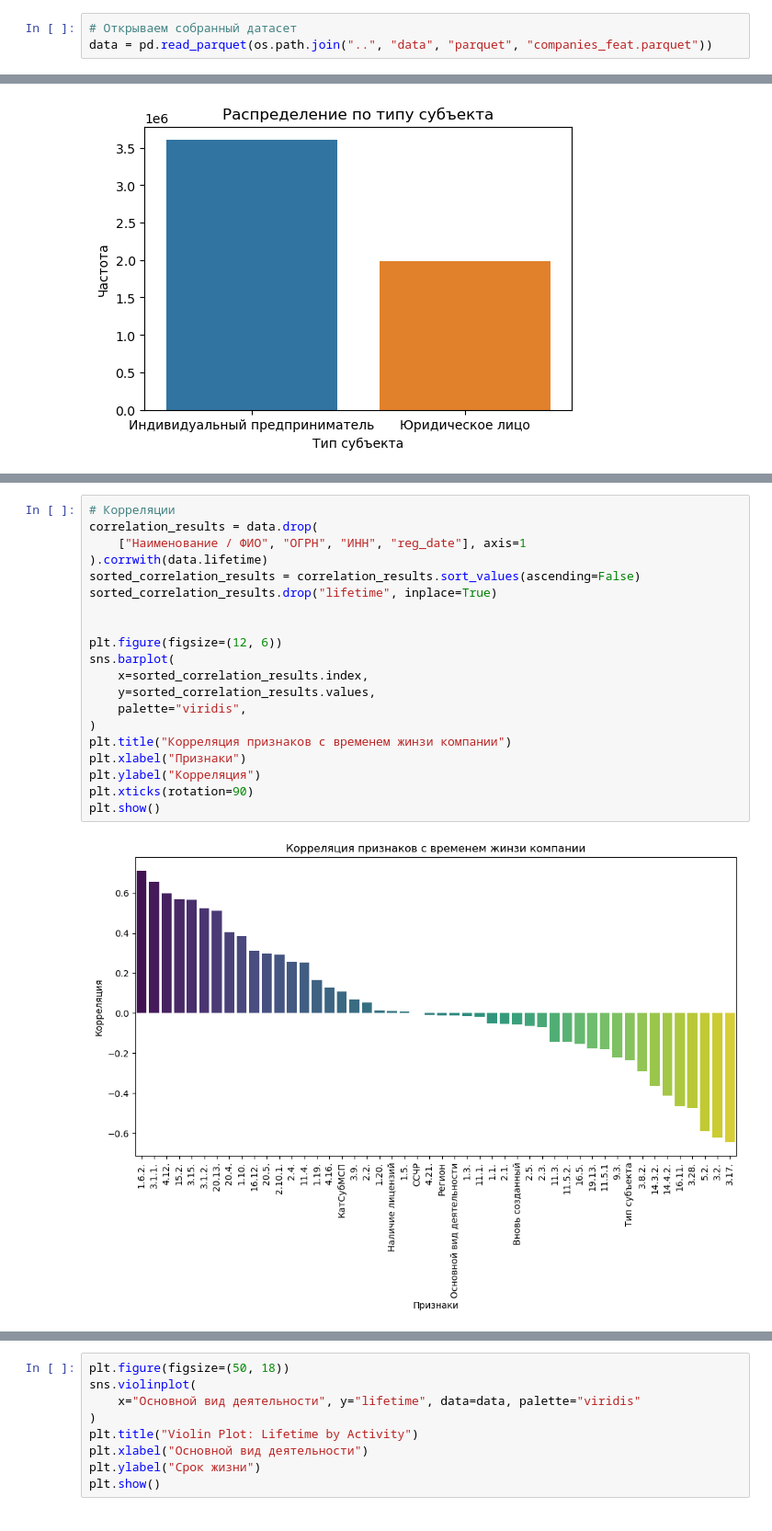
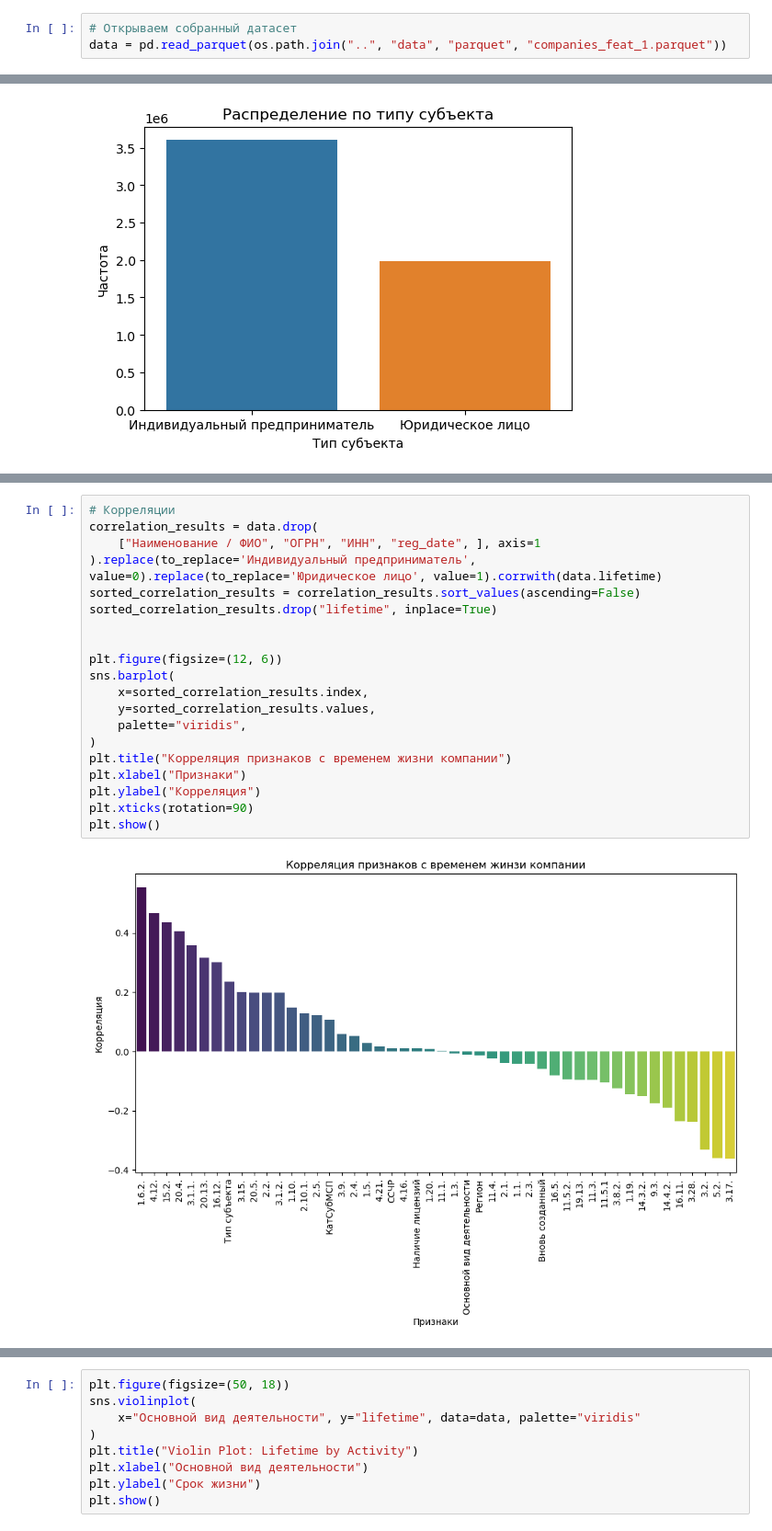
Before and after one commit to makboard/CompanyLifetime, a Jupyter notebook: notebooks/data_analysis.ipynb, the cells around one changed output, grey strips where cells are left out. Shown at 92% size. Cells and saved outputs as stored; diff of their text form.

```diff
--- a/notebooks/data_analysis.ipynb
+++ b/notebooks/data_analysis.ipynb
@@ -10,7 +10,7 @@ import matplotlib.pyplot as plt
 warnings.simplefilter(action='ignore', category=FutureWarning)
 # %%
 # Открываем собранный датасет
-data = pd.read_parquet(os.path.join("..", "data", "parquet", "companies_feat.parquet"))
+data = pd.read_parquet(os.path.join("..", "data", "parquet", "companies_feat_1.parquet"))
 # %%
 # Избавляемся от NaNs
 data = data.dropna()
@@ -114,25 +148,25 @@ Text(0.5, 1.0, 'Время жизни компании')
 # %%
 # Корреляции
 correlation_results = data.drop(
-    ["Наименование / ФИО", "ОГРН", "ИНН", "reg_date"], axis=1
-).corrwith(data.lifetime)
+    ["Наименование / ФИО", "ОГРН", "ИНН", "reg_date", ], axis=1
+).replace(to_replace='Индивидуальный предприниматель', value=0).replace(to_replace='Юридическое лицо', value=1).corrwith(data.lifetime)
 sorted_correlation_results = correlation_results.sort_values(ascending=False)
 sorted_correlation_results.drop("lifetime", inplace=True)
 
 
 plt.figure(figsize=(12, 6))
 sns.barplot(
     x=sorted_correlation_results.index,
     y=sorted_correlation_results.values,
     palette="viridis",
 )
-plt.title("Корреляция признаков с временем жинзи компании")
+plt.title("Корреляция признаков с временем жизни компании")
 plt.xlabel("Признаки")
 plt.ylabel("Корреляция")
 plt.xticks(rotation=90)
 plt.show()
 # %% [output]
-[figure, old version]
+[figure, new version]
 # %%
 # Зависимость от "Тип субъекта"
 
```
Also changed, not shown: parts of 11 cells of this notebook, 4 other files.
